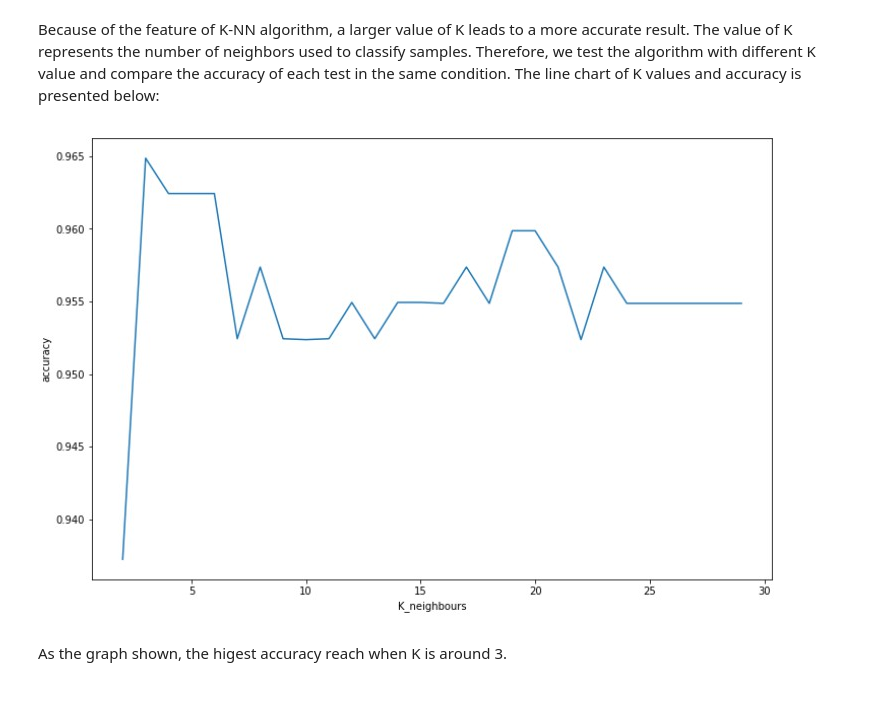
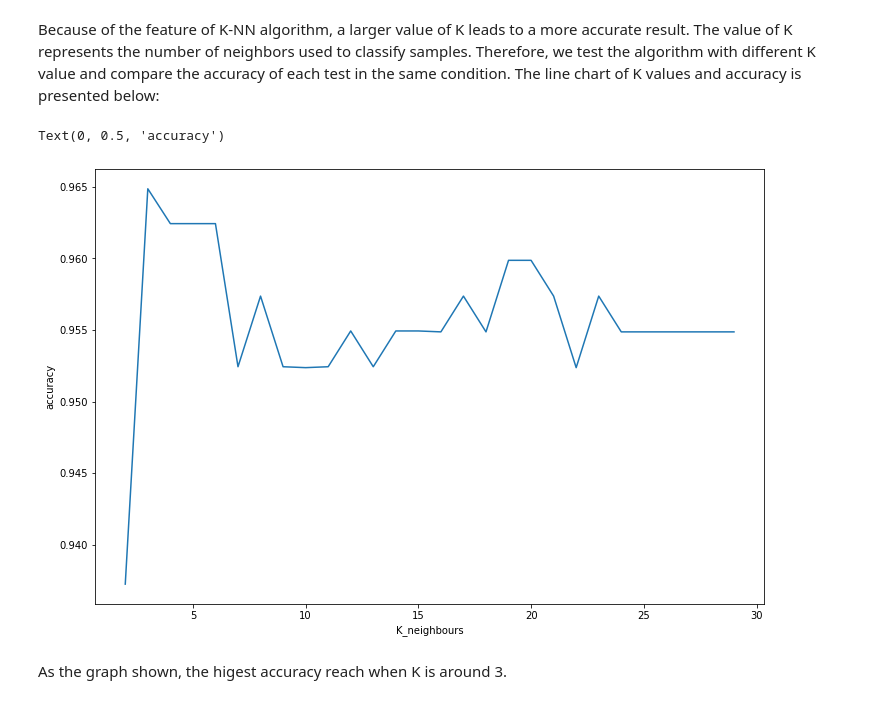
Before and after one commit to HaozheTong/UTS_ML_2019_SID13019841_ASSIGNMENT_2, a Jupyter notebook: 31005 Assignment-2.ipynb, the cells around one changed output. Cells and saved outputs as stored; diff of their text form; code cells hidden in the pictures.

```diff
--- a/31005 Assignment-2.ipynb
+++ b/31005 Assignment-2.ipynb
@@ -321,5 +316,3 @@ main()
 K-NN algorithm is an expert in handling numeric or nominal data. In the Breast Cancer dataset, we try to predict whether a breast tissue is malignant or benign and a malignant tumor is marked as “2” while a benign tumor is “4”. The diagnosis of breast tissue is decided by the 29 attributes before it such as “radisu_mean”, “texture_mean” …, all of the attributes except “diagnosis” attribute are numeric data where diagnosis attribute is nominal data.
 # %% [markdown]
 Because of the feature of K-NN algorithm, a larger value of K leads to a more accurate result. The value of K represents the number of neighbors used to classify samples. Therefore, we test the algorithm with different K value and compare the accuracy of each test in the same condition. The line chart of K values and accuracy is presented below:
-# %% [markdown]
-![K-Value_%20Accuracy.jpg](attachment:K-Value_%20Accuracy.jpg)
@@ -326,3 +328,26 @@ Because of the feature of K-NN algorithm, a larger value of K leads to a more ac
+# %%
+le=LabelEncoder()
+for i in filename.columns:
+    filename[i]=le.fit_transform(filename[i])
+
+X=filename[filename.columns[:-1]]
+y=filename['diagnosis']
+X_train, X_test, y_train, y_test = train_test_split(X, y, test_size=0.3, random_state=42)
+# %%
+avg_score=[]
+for k in range(2,30):
+    knn=KNeighborsClassifier(n_jobs=-1,n_neighbors=k)
+    score=cross_val_score(knn,X_train,y_train,cv=5,n_jobs=-1,scoring='accuracy')
+    avg_score.append(score.mean())
+# %%
+plt.figure(figsize=(12,8))
+plt.plot(range(2,30),avg_score)
+plt.xlabel("K_neighbours")
+plt.ylabel("accuracy")
+#plt.xticks(range(2,30,2))
+# %% [output]
+Text(0, 0.5, 'accuracy')
+[figure, added]
 # %% [markdown]
 As the graph shown, the higest accuracy reach when K is around 3.
 # %% [markdown]
```
Also changed, not shown: parts of 10 cells of this notebook.
